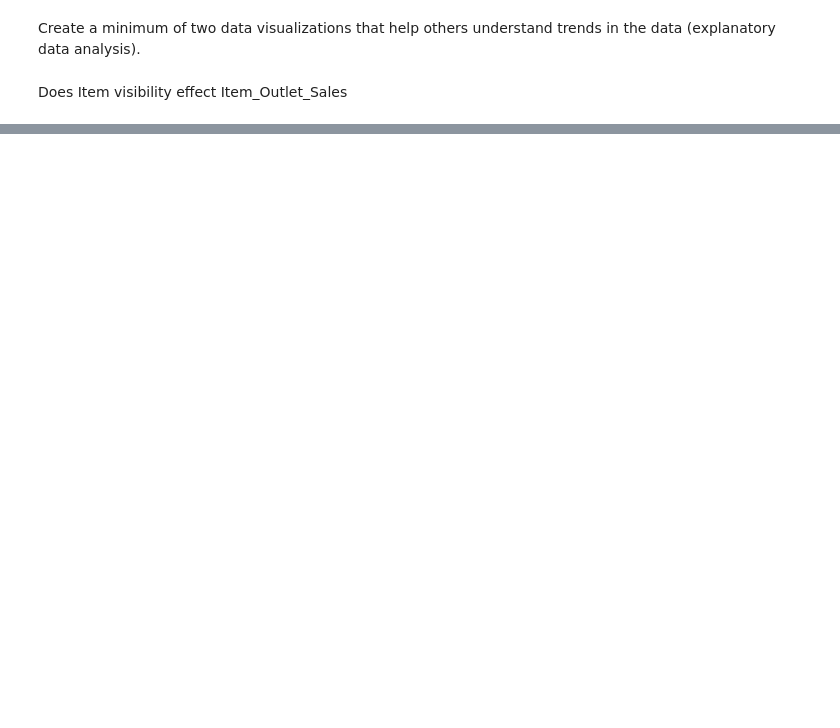
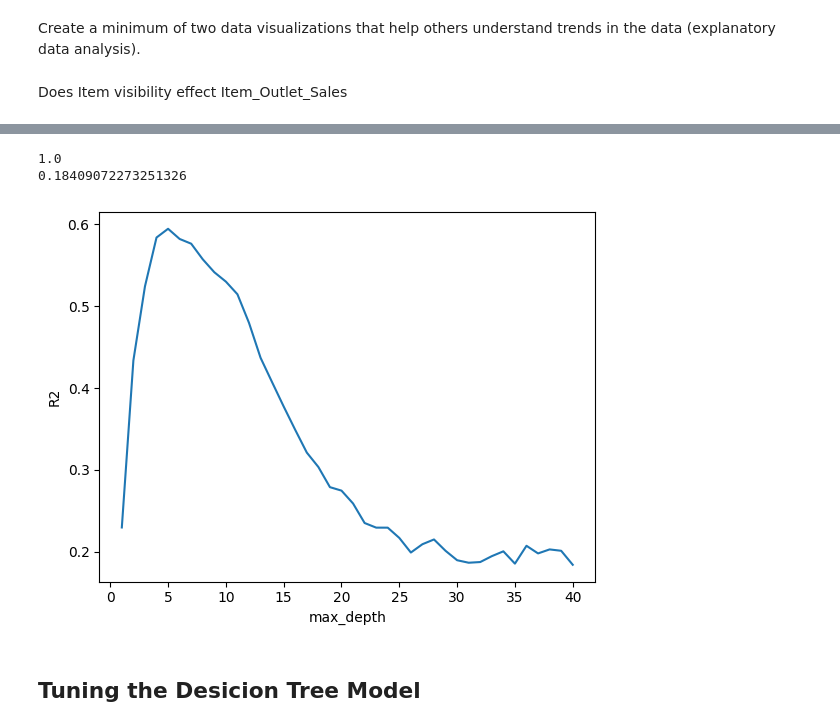
Before and after one commit to nour614/food-sales-prediction, a Jupyter notebook: Nour_Tafa_Project_Sales_predictions.ipynb, the cells around one changed output, grey strips where cells are left out. Saved outputs shown, nothing was run; the diff lists cells and outputs as text; code cells hidden in the pictures; blank space fills up the shorter version.

```diff
--- a/Nour_Tafa_Project_Sales_predictions.ipynb
+++ b/Nour_Tafa_Project_Sales_predictions.ipynb
@@ -361,0 +457,2 @@ ax.set_title('Does Item visibility,Item_MRP and Item_Weight effect Item_Outlet_S
+# %%
+preprocessor.fit(X_train)
@@ -361,0 +480,8 @@ ax.set_title('Does Item visibility,Item_MRP and Item_Weight effect Item_Outlet_S
+# %%
+lin_reg = LinearRegression()
+
+
+lin_reg_pipe = make_pipeline(preprocessor, lin_reg)
+
+
+lin_reg_pipe.fit(X_train, y_train)
@@ -361,0 +528,4 @@ ax.set_title('Does Item visibility,Item_MRP and Item_Weight effect Item_Outlet_S
+# %%
+d_tree = DecisionTreeRegressor()
+d_tree_pipe = make_pipeline(preprocessor, d_tree)
+d_tree_pipe.fit(X_train, y_train)
@@ -361,0 +575,12 @@ ax.set_title('Does Item visibility,Item_MRP and Item_Weight effect Item_Outlet_S
+# %%
+depths = list(range(1, 41))
+scores_dt = pd.DataFrame(index=depths, columns=['Test Score','Train Score'])
+for depth in depths:
+    d_tree1 = DecisionTreeRegressor(max_depth=depth, random_state=42)
+    d_tree1_pipe=make_pipeline(preprocessor,d_tree1)
+    d_tree1_pipe.fit(X_train, y_train)
+    train_scoredt = d_tree1_pipe.score(X_train, y_train)
+    test_scoredt = d_tree1_pipe.score(X_test, y_test)
+    scores_dt.loc[depth, 'Train Score'] = train_scoredt
+    scores_dt.loc[depth, 'Test Score'] = test_scoredt
+scores_dt.head()
@@ -361,0 +594,16 @@ ax.set_title('Does Item visibility,Item_MRP and Item_Weight effect Item_Outlet_S
+# %%
+train_scoredt = d_tree1_pipe.score(X_train, y_train)
+test_scoredt = d_tree1_pipe.score(X_test, y_test)
+print(train_scoredt)
+print(test_scoredt)
+# %% [output]
+1.0
+0.18409072273251326
+# %%
+plt.plot(depths, scores_dt['Test Score'])
+plt.xlabel('max_depth')
+plt.ylabel('R2');
+# %% [output]
+[figure, added]
+# %% [markdown]
+## Tuning the Desicion Tree Model
```
Also changed, not shown: parts of 67 cells of this notebook.
